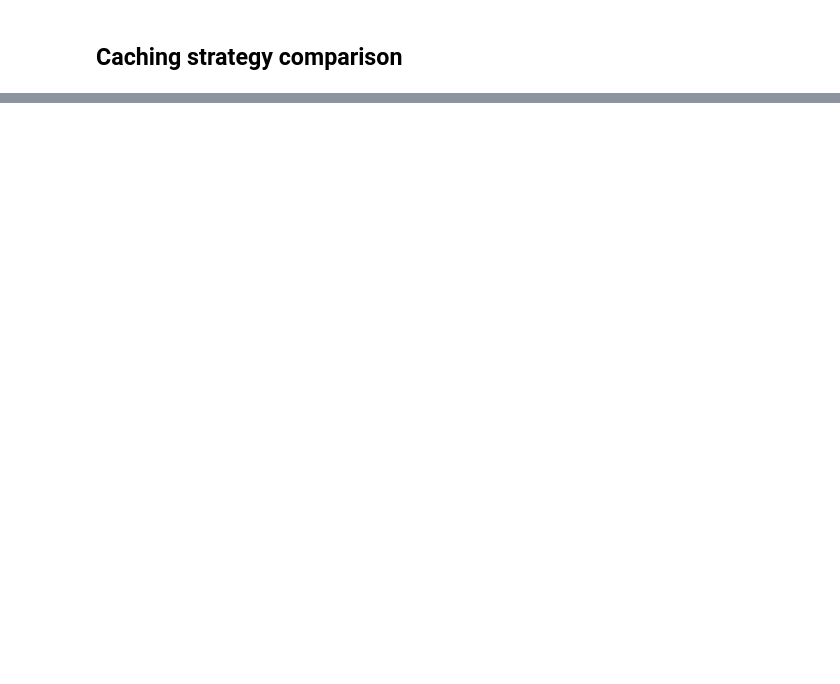
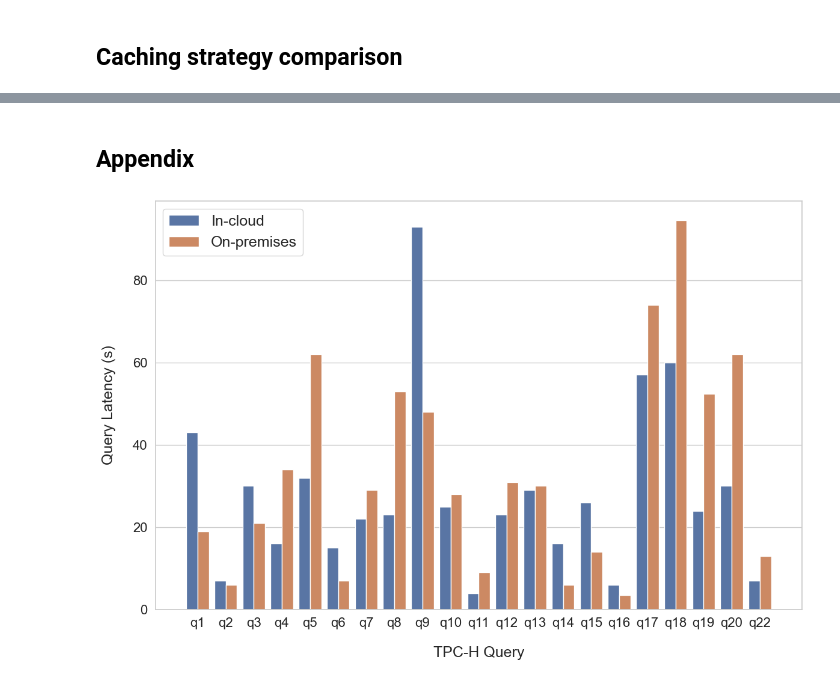
Before and after one commit to pixelsdb/pixels, a Jupyter notebook: pixels-amphi/pixels-amphi-worker/benchmark/scripts/visualize.ipynb, the cells around one changed output, grey strips where cells are left out. Drawn from its saved outputs; the diff is of its cells as text; code cells hidden in the pictures; blank space fills up the shorter version.

```diff
--- a/pixels-amphi/pixels-amphi-worker/benchmark/scripts/visualize.ipynb
+++ b/pixels-amphi/pixels-amphi-worker/benchmark/scripts/visualize.ipynb
@@ -298,0 +313,36 @@ plt.show()
+# %% [markdown]
+## Appendix
+# %%
+sns.set_style("whitegrid")  # Use whitegrid style
+
+# TPC-H Performance
+queries = ['q'+str(i+1) for i in range(20)]
+queries.append('q22')
+
+cloud_time = [43,7,30,16,32,15,22,23,93,25,4,23,29,16,26,6,57,60,24,30,7]
+worker_time = [19, 6, 21, 34, 62, 7, 29, 53, 48, 28, 9, 31, 30, 6, 14, 3.5, 74, 94.5, 52.4, 62, 13]
+
+df = pd.DataFrame({
+    'Query': queries,
+    'In-cloud': cloud_time,
+    'On-premises': worker_time
+})
+query_order = [''] + df['Query'].tolist() + ['']
+
+# 将 DataFrame 重塑为长格式
+df_melt = df.melt(id_vars='Query', value_vars=['In-cloud', 'On-premises'],
+                  var_name='Methods', value_name='Results')
+
+# 创建柱状图
+plt.figure(figsize=(12, 8))
+sns.barplot(x='Query', y="Results", hue="Methods", order=query_order, data=df_melt)
+plt.tick_params(axis='both', which='major', labelsize=16)
+
+plt.legend(fontsize=18, loc='upper left')
+plt.xlabel('TPC-H Query', fontsize=18, labelpad=20)
+plt.ylabel('Query Latency (s)', fontsize=18, labelpad=20)
+plt.tight_layout()
+plt.savefig("./imgs/tpch_time_comparison.png")
+plt.show()
+# %% [output]
+[figure, added]
```
Also changed, not shown: parts of 5 cells of this notebook, 8 other files.
